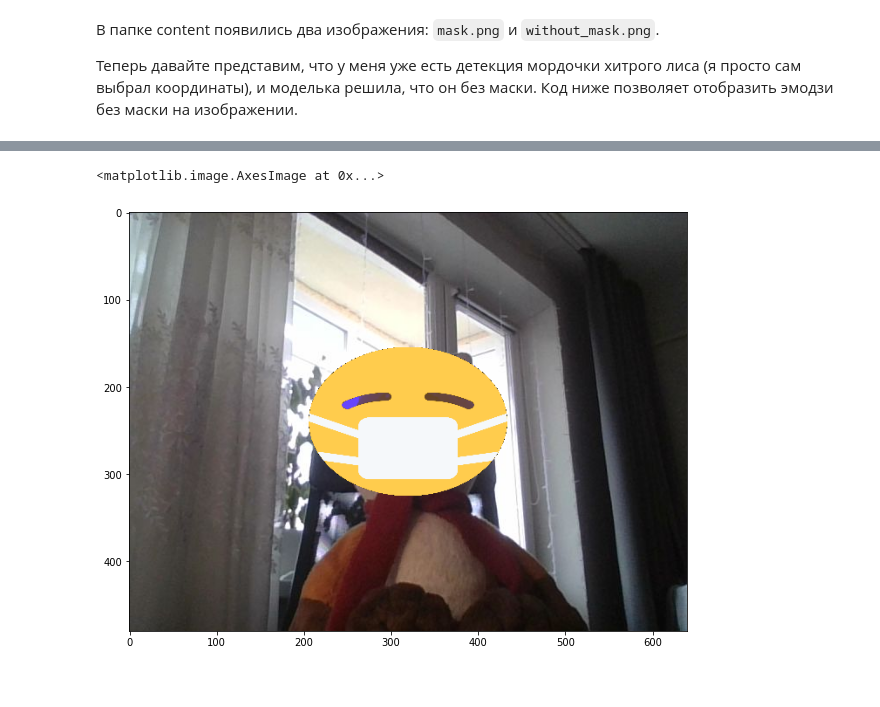
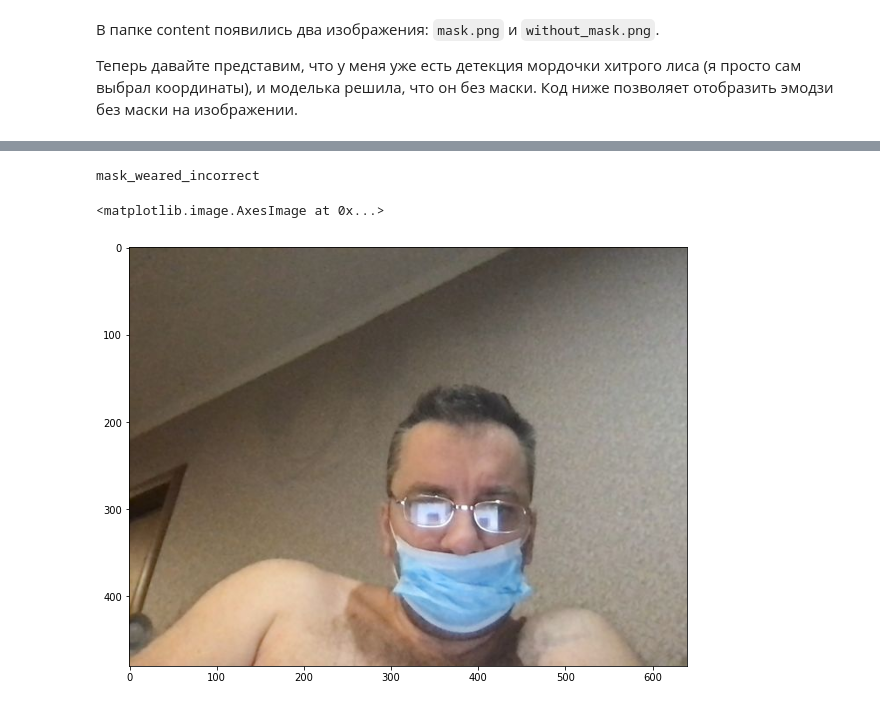
Before and after one commit to delhian/cv_course, a Jupyter notebook: Home Tasks/object_detection_home_task.ipynb, the cells around one changed output, grey strips where cells are left out. Saved outputs shown, nothing was run; the diff lists cells and outputs as text; code cells hidden in the pictures.

```diff
--- a/Home Tasks/object_detection_home_task.ipynb
+++ b/Home Tasks/object_detection_home_task.ipynb
@@ -165,10 +290,53 @@ plt.imshow(image_without_mask)
-# %%
-# отрисовываем эмодзи
-image_with_mask = draw_emoji_over_face(image, bbox, emoji_mask)
-
-# Отрисовываем изображение
-plt.figure(figsize=(10, 10))
-plt.imshow(image_with_mask)
-# %% [output]
-<matplotlib.image.AxesImage at 0x...>
-[figure, removed]
+# %%
+# определим пути к изображениям
+PATH_TO_SAVED_IMAGE = './photo.jpg'
+PATH_TO_IMAGE_WITH_MASK = './mask.png'
+PATH_TO_IMAGE_WITHOUT_MASK = './without_mask.png'
+PATH_TO_IMAGE_INCORRECT =  './mask_weared_incorrect.png'
+
+# считываем изображения и сразу меняем BGR -> RGB
+image = cv2.imread(PATH_TO_SAVED_IMAGE)[:,:,::-1]
+emoji_mask = cv2.imread(PATH_TO_IMAGE_WITH_MASK)[:,:,::-1]
+emoji_without_mask = cv2.imread(PATH_TO_IMAGE_WITHOUT_MASK)[:,:,::-1]
+mask_weared_incorrect = cv2.imread(PATH_TO_IMAGE_INCORRECT)[:,:,::-1]
+
+
+net = cv2.dnn.readNetFromDarknet(
+    '/content/darknet/build/darknet/x64/yolov4-tiny_masks.cfg',
+    '/content/darknet/build/darknet/x64/backup/yolov4-tiny_masks_final.weights',
+)
+
+net.setPreferableBackend(cv2.dnn.DNN_BACKEND_CUDA)
+net.setPreferableTarget(cv2.dnn.DNN_TARGET_CUDA_FP16)
+class_names = []
+with open('/content/darknet/build/darknet/x64/data/masks.names', 'r') as f:
+    class_names = f.read().splitlines()
+
+model = cv2.dnn_DetectionModel(net)
+model.setInputParams(size=(416, 416), scale=1 / 255., swapRB=False)
+
+classes, scores, boxes = model.detect(image, 0.2, 0.5)
+
+
+image_to_draw = image.copy()
+
+for (classid, score, box) in zip(classes, scores, boxes):
+  label = class_names[classid]
+  print(label)
+  face_crop = image_to_draw[box[1]: box[1] + box[3], box[0]: box[0] + box[2]]
+  # отрисовываем эмодзи
+  if label == 'without_mask':
+    emoji = emoji_without_mask
+  elif label == 'with_mask':
+    emoji = emoji_mask
+  else:
+    emoji = mask_weared_incorrect
+  emojy_to_draw = cv2.resize(emoji, (box[2], box[3]))
+  face_crop[emojy_to_draw != 0] = emojy_to_draw[emojy_to_draw != 0]
+# Отрисовываем изображение
+plt.figure(figsize=(10, 10))
+plt.imshow(image_to_draw)
+# %% [output]
+mask_weared_incorrect
+<matplotlib.image.AxesImage at 0x...>
+[figure, added]
```
Also changed, not shown: parts of 23 cells of this notebook.
